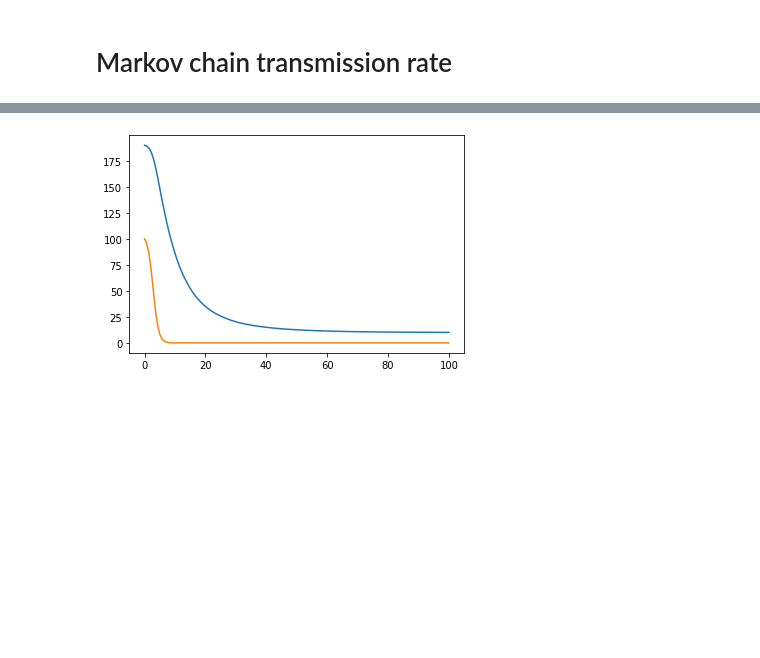
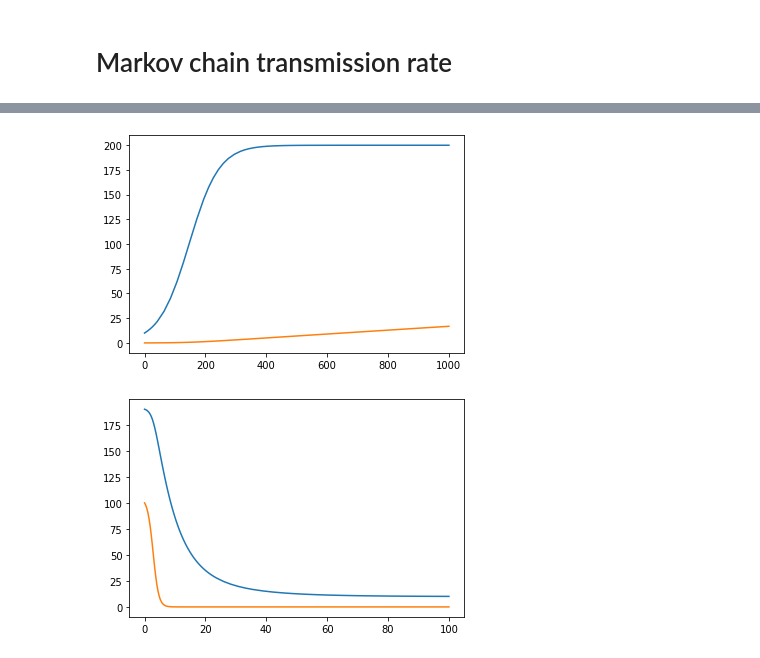
Before and after one commit to brianxiang123/Covid-19-Spread-Analysis, a Jupyter notebook: Spread Simulation.ipynb, the cells around one changed output, grey strips where cells are left out. Saved outputs shown, nothing was run; the diff lists cells and outputs as text; code cells hidden in the pictures; blank space fills up the shorter version.

```diff
--- a/Spread Simulation.ipynb
+++ b/Spread Simulation.ipynb
@@ -50,0 +62,4 @@ k = np.array([0.1, 0.05])
+# %%
+sis.plot(1)
+# %% [output]
+[figure, added]
```
Also changed, not shown: parts of 30 cells of this notebook.
